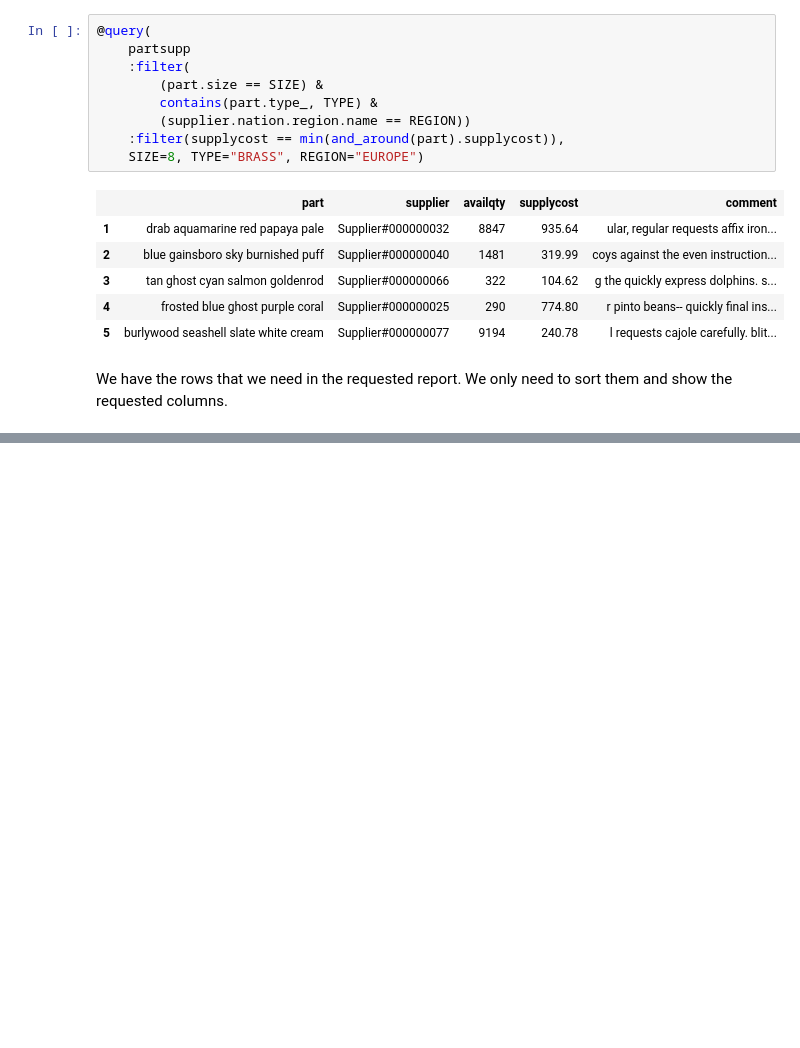
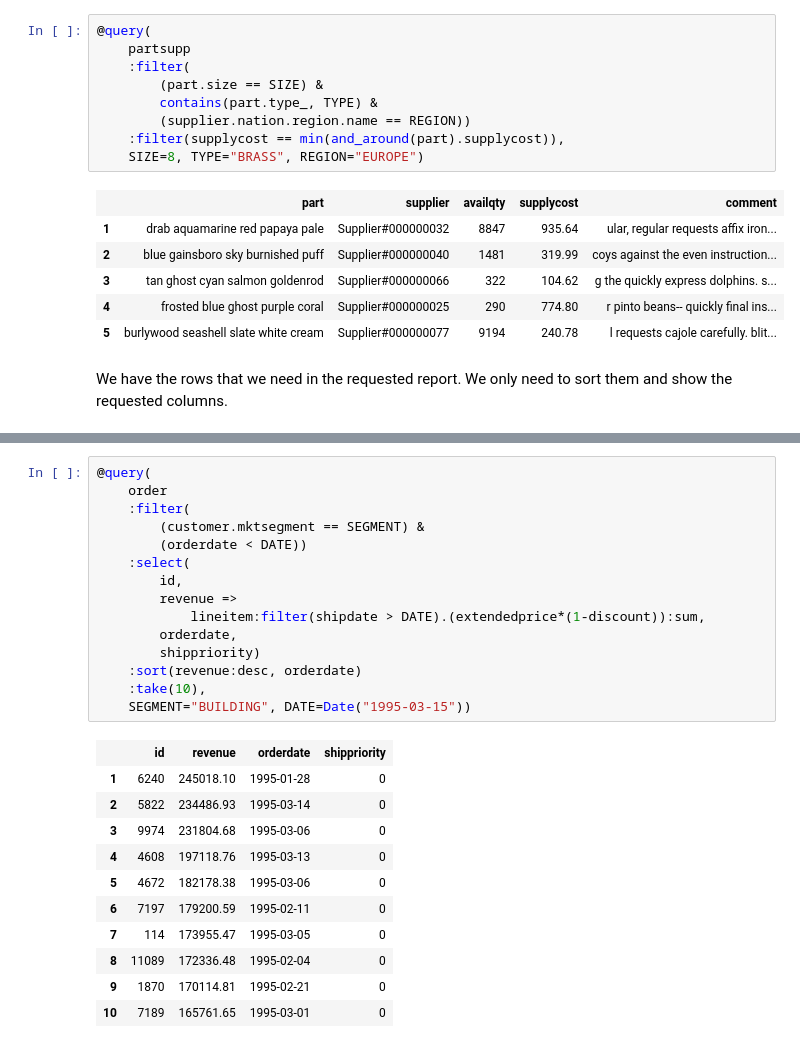
Before and after one commit to rbt-lang/rbt-proto, a Jupyter notebook: jl/demo/tpch-queries.ipynb, the cells around one changed output, grey strips where cells are left out. Drawn from its saved outputs; the diff is of its cells as text; blank space fills up the shorter version.

```diff
--- a/jl/demo/tpch-queries.ipynb
+++ b/jl/demo/tpch-queries.ipynb
@@ -403,0 +441,27 @@ We have the rows that we need in the requested report.  We only need to sort the
+# %%
+@query(
+    order
+    :filter(
+        (customer.mktsegment == SEGMENT) &
+        (orderdate < DATE))
+    :select(
+        id,
+        revenue =>
+            lineitem:filter(shipdate > DATE).(extendedprice*(1-discount)):sum,
+        orderdate,
+        shippriority)
+    :sort(revenue:desc, orderdate)
+    :take(10),
+    SEGMENT="BUILDING", DATE=Date("1995-03-15"))
+# %% [output]
+|  | id | revenue | orderdate | shippriority |
+| 1 | 6240 | 245018.10 | 1995-01-28 | 0 |
+| 2 | 5822 | 234486.93 | 1995-03-14 | 0 |
+| 3 | 9974 | 231804.68 | 1995-03-06 | 0 |
+| 4 | 4608 | 197118.76 | 1995-03-13 | 0 |
+| 5 | 4672 | 182178.38 | 1995-03-06 | 0 |
+| 6 | 7197 | 179200.59 | 1995-02-11 | 0 |
+| 7 | 114 | 173955.47 | 1995-03-05 | 0 |
+| 8 | 11089 | 172336.48 | 1995-02-04 | 0 |
+| 9 | 1870 | 170114.81 | 1995-02-21 | 0 |
+| 10 | 7189 | 165761.65 | 1995-03-01 | 0 |
```
Also changed, not shown: parts of 27 cells of this notebook, 3 other files.
